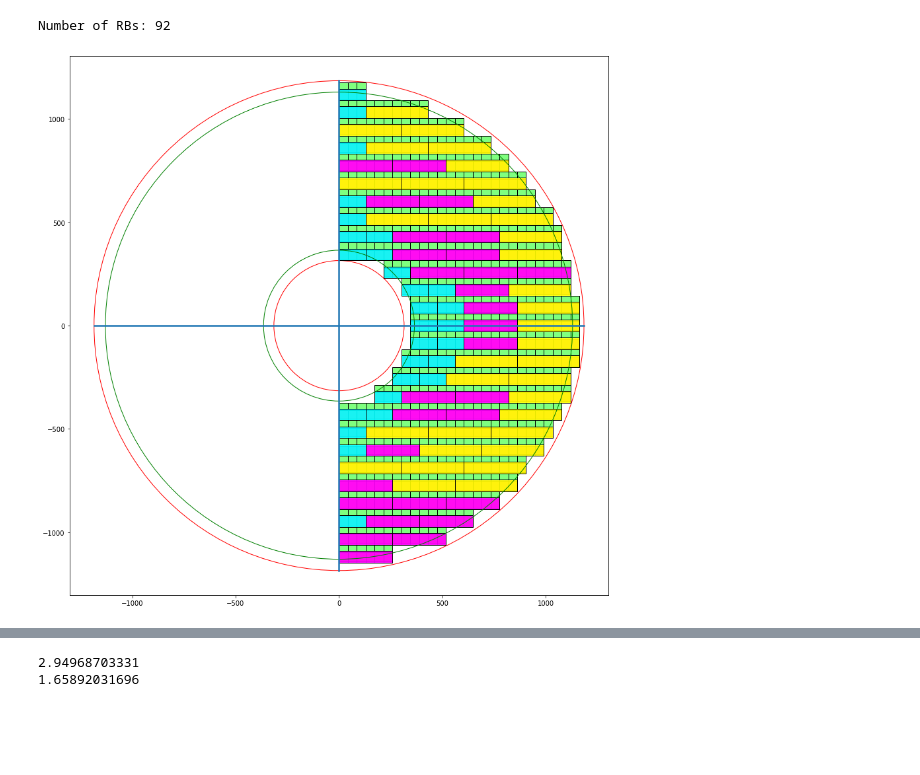
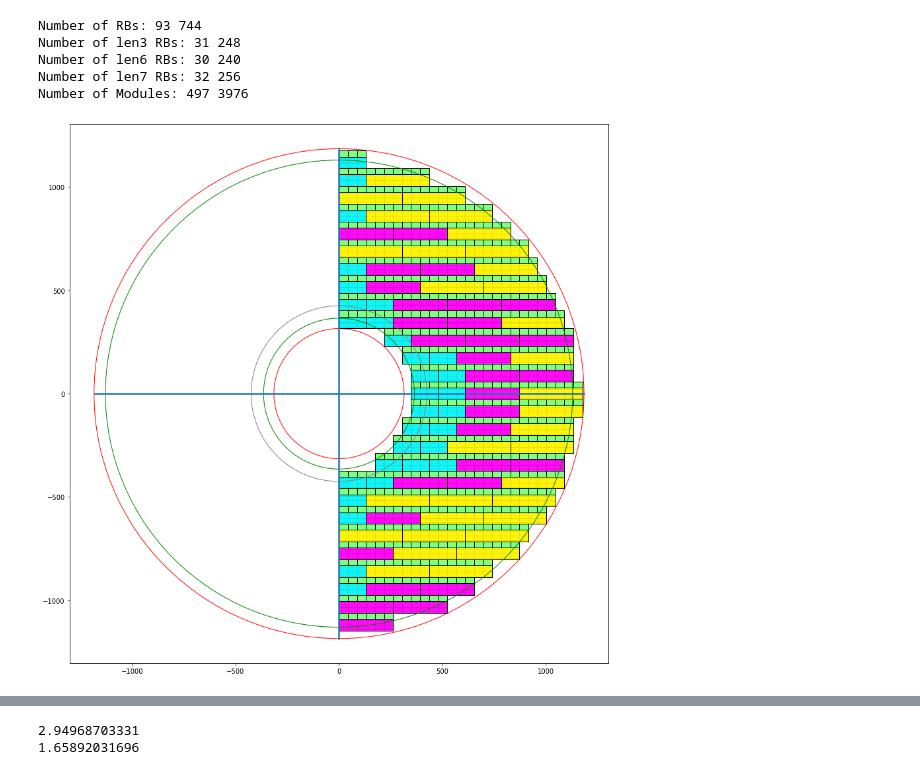
Before and after one commit to yashmehra028/ETL-Copy, a Jupyter notebook: coverage.ipynb, the cells around one changed output, grey strips where cells are left out. Drawn from its saved outputs; the diff is of its cells as text; code cells hidden in the pictures; blank space fills up the shorter version.

```diff
--- a/coverage.ipynb
+++ b/coverage.ipynb
@@ -4,12 +4,19 @@ import math
 plt.rcParams['figure.figsize'] = [15, 15]
 
 module_y = 56.50
-module_x = 43.10
-active_y = 43.6
-active_x = 43.10
+module_x = 43.10+0.5
+# 42.5 x 22
+sensor_y = 22 # 0.5 split in between the two sensors
+sensor_x = 42.50
+sensor_gap = 0.5
+mount_y = (module_y-2*sensor_y-sensor_gap)/2.
 
 disk_inner = 315
 disk_outer = 1185 #1185
 
 PB_y = 29.5
 PB_x = module_x
+
+patchpanel_length = 0 # was 50
+
+services_x = 50
@@ -28,12 +31,18 @@ def getMinRadius(points):
         if math.sqrt(x**2+y**2)<r_min: r_min = math.sqrt(x**2+y**2)
     return r_min
 # %%
-def getRBs(length, radius=0):
+def getRBs(length, y, radius=0):
     tmp = length
     nSeven = 0
     nSix = 0
     nThree = 0
-    if length>7 and radius<500: nThree = 1
+    #if length>7 and radius<470 and abs(y)<400 and abs(y)>300: nThree = 2
+    if length>7 and radius<470:
+        if abs(y)<470 and abs(y)>300:
+            nThree = 2
+        else:
+            nThree = 1
+    #if length>7 and radius<470: nThree = 1
     length = length - nThree*3 # new
     nSevenMax = int(length/7)
     for i in reversed(range(nSevenMax+1)):
@@ -49,6 +58,9 @@ def getRBs(length, radius=0):
     if length%6>0:
         nThree += 1
     #print (nThree, nSix, nSeven)
+    if length == 11:
+        nSeven+=1
+        nSix-=1 # that's after subtraction
     column = [3]*nThree + [6]*nSix + [7]*nSeven
     if not sum(column) == tmp: print ("Something went wrong")
     return column
@@ -66,0 +107,6 @@ def getRBs(length, radius=0):
+# %%
+modules = makeModule(700, 700, honesty='Low')
+for m in modules[0]:
+    plt.gca().add_patch(m)
+plt.axis('scaled')
+plt.show()
@@ -177,42 +281,56 @@ modules = []
 #modules += fillDeeWithModules(-28.25,-1163.7)[0]
 
 #modules += fillDee(-28.25-((56.5+29.5)*15),0, showRB=True, showPB=True, honesty='High')[0]
-modules += fillDee(0,-module_y/2-((module_y+PB_y)*15), xmax=1185, showRB=True, showPB=True, honesty='High', PB='right')[0]
+modules += fillDee(0,-module_y/2-((module_y+PB_y)*15), xmax=1185, showRB=True, showPB=True, honesty='superHigh', PB='right')[0]
 
 #modules += fillDeeWithPBs(28.25-(56.5+29.5)*15,0,xmax=disk_outer-PB_x*2)
 
 #modules += fillDeeWithModules(-56.5-14.75-((56.5+29.5)*15),0)[0]
 #modules += fillDeeWithPBs(56.5+14.75-(56.5+29.5)*15,0,xmax=disk_outer-PB_x*4)
 
 #modules += fillDeeWithModules(-56.5-14.75-((56.5+29.5)*15),-1163.7,ymax=0)[0]
 #modules += fillDeeWithPBs(56.5+14.75-(56.5+29.5)*15,-1163.7,ymax=0, xmax=0)
 #modules = fillQuadrantWithModules(-28.25-((56.5+29.5)*15),-1163.7)
 #modules = fillQuadrantWithModules(-56.5-((56.5+29.5)*15),-1163.7)
 
 #modules += fillDeeWithModules(-28.25-((56.5+29.5)*15),-1163.7)[0]
 #modules += fillDeeWithModules(-56.5-14.75-((56.5+29.5)*15),-1163.7)[0]
 
 plt.gca().add_patch(inner)
 plt.gca().add_patch(outer)
 for m in modules:
     plt.gca().add_patch(m)
 
 hori = plt.Line2D((-1185, 1185), (0, 0), lw=2.5)
 vert = plt.Line2D((0, 0), (-1185, 1185), lw=2.5)
 
 plt.gca().add_line(hori)
 plt.gca().add_line(vert)
 
 coverage_inner = plt.Circle((0, 0), 365,fill=None, edgecolor='green')
 coverage_outer = plt.Circle((0, 0), 1130,fill=None, edgecolor='green')
 plt.gca().add_patch(coverage_inner)
 plt.gca().add_patch(coverage_outer)
 
+highflux = plt.Circle((0, 0), 425,fill=None, edgecolor='gray')
+plt.gca().add_patch(highflux)
+
+#testPCB = [[math.sqrt(disk_outer**2-(module_y*(-3.)/2-1*PB_y)**2), module_y*(-3.)/2-1*PB_y], [math.sqrt(disk_outer**2-(module_y*5./2+2*PB_y)**2)-50,module_y*5./2+2*PB_y], [math.sqrt(disk_outer**2-(module_y*5./2+2*PB_y)**2)-50,module_y*3./2+2*PB_y], [math.sqrt(disk_outer**2-(module_y*5./2+2*PB_y)**2),module_y*3./2+2*PB_y]]
+#plt.gca().add_patch(plt.Polygon(testPCB, closed=True, fc=(0.7,0.3,0.5,0.9), ec=(0,0,0,1)))
+services = []
+#services += putServices()
+for s in services:
+    plt.gca().add_patch(s)
+
 plt.axis('scaled')
 plt.show()
 # %% [output]
-Number of RBs: 92
+Number of RBs: 93 744
+Number of len3 RBs: 31 248
+Number of len6 RBs: 30 240
+Number of len7 RBs: 32 256
+Number of Modules: 497 3976
-[figure, old version]
+[figure, new version]
 # %%
 inner = plt.Circle((0, 0), 315,fill=None, edgecolor='r')
 outer = plt.Circle((0, 0), 1185,fill=None, edgecolor='r')
```
Also changed, not shown: parts of 15 cells of this notebook.
